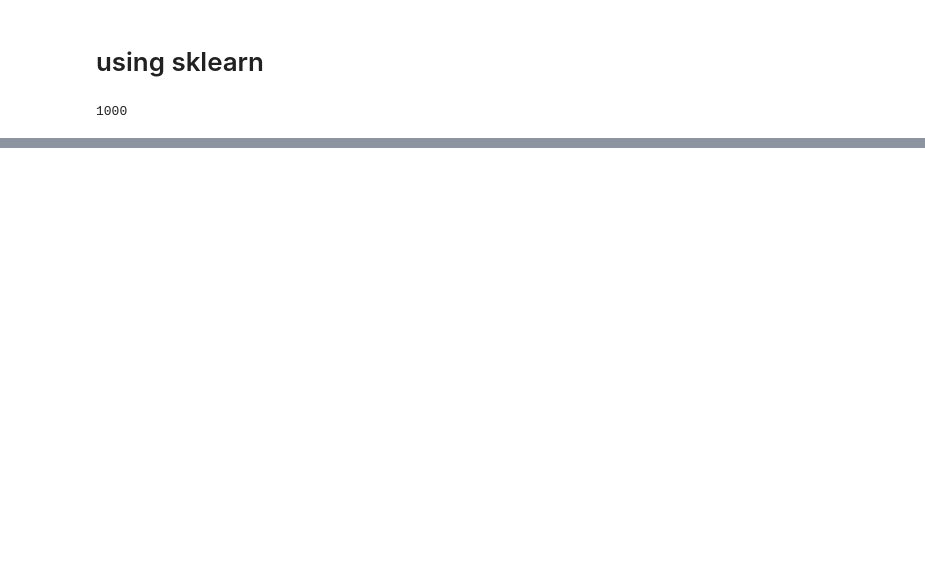
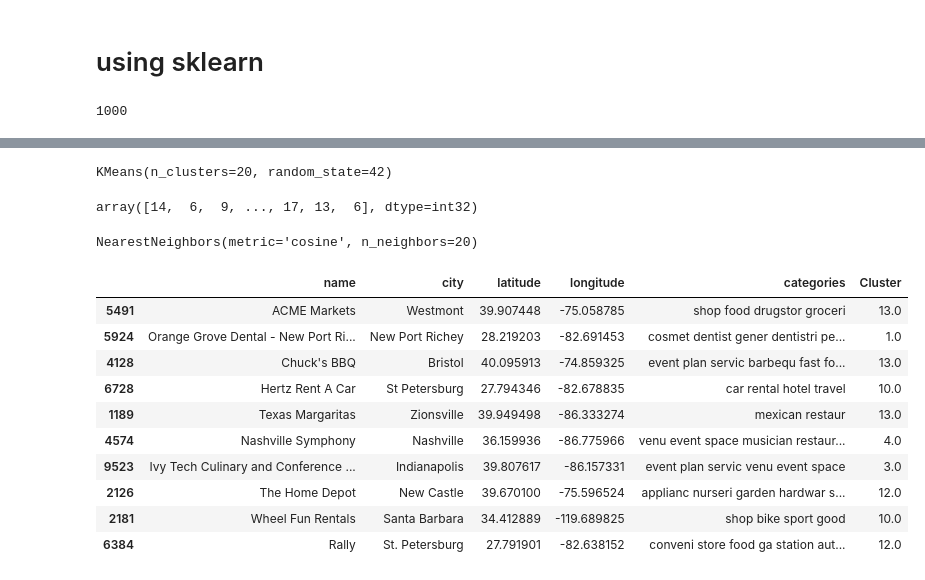
Before and after one commit to WEDplatform/wp_model, a Jupyter notebook: r2model.ipynb, the cells around one changed output, grey strips where cells are left out. Drawn from its saved outputs; the diff is of its cells as text; code cells hidden in the pictures; blank space fills up the shorter version.

```diff
--- a/r2model.ipynb
+++ b/r2model.ipynb
@@ -178,0 +235,11 @@ MemoryError: Unable to allocate 18.6 GiB for an array with shape (49963, 49963)
+# %%
+from sklearn.cluster import KMeans
+km=KMeans(n_clusters=20,random_state=42)
+# %%
+km.fit(vectors)
+# %% [output]
+KMeans(n_clusters=20, random_state=42)
+# %%
+km.labels_
+# %% [output]
+array([14,  6,  9, ..., 17, 13,  6], dtype=int32)
@@ -178,0 +249,22 @@ MemoryError: Unable to allocate 18.6 GiB for an array with shape (49963, 49963)
+# %%
+NN.fit(vectors)
+# %% [output]
+NearestNeighbors(metric='cosine', n_neighbors=20)
+# %%
+cluster=pd.DataFrame({'Cluster': km.labels_})
+# %%
+udf=udf.join(cluster)
+# %%
+udf.sample(10)
+# %% [output]
+|  | name | city | latitude | longitude | categories | Cluster |
+| 5491 | ACME Markets | Westmont | 39.907448 | -75.058785 | shop food drugstor groceri | 13.0 |
+| 5924 | Orange Grove Dental - New Port Ri... | New Port Richey | 28.219203 | -82.691453 | cosmet dentist gener dentistri pe... | 1.0 |
+| 4128 | Chuck's BBQ | Bristol | 40.095913 | -74.859325 | event plan servic barbequ fast fo... | 13.0 |
+| 6728 | Hertz Rent A Car | St Petersburg | 27.794346 | -82.678835 | car rental hotel travel | 10.0 |
+| 1189 | Texas Margaritas | Zionsville | 39.949498 | -86.333274 | mexican restaur | 13.0 |
+| 4574 | Nashville Symphony | Nashville | 36.159936 | -86.775966 | venu event space musician restaur... | 4.0 |
+| 9523 | Ivy Tech Culinary and Conference ... | Indianapolis | 39.807617 | -86.157331 | event plan servic venu event space | 3.0 |
+| 2126 | The Home Depot | New Castle | 39.670100 | -75.596524 | applianc nurseri garden hardwar s... | 12.0 |
+| 2181 | Wheel Fun Rentals | Santa Barbara | 34.412889 | -119.689825 | shop bike sport good | 10.0 |
+| 6384 | Rally | St. Petersburg | 27.791901 | -82.638152 | conveni store food ga station aut... | 12.0 |
```
Also changed, not shown: parts of 12 cells of this notebook.
